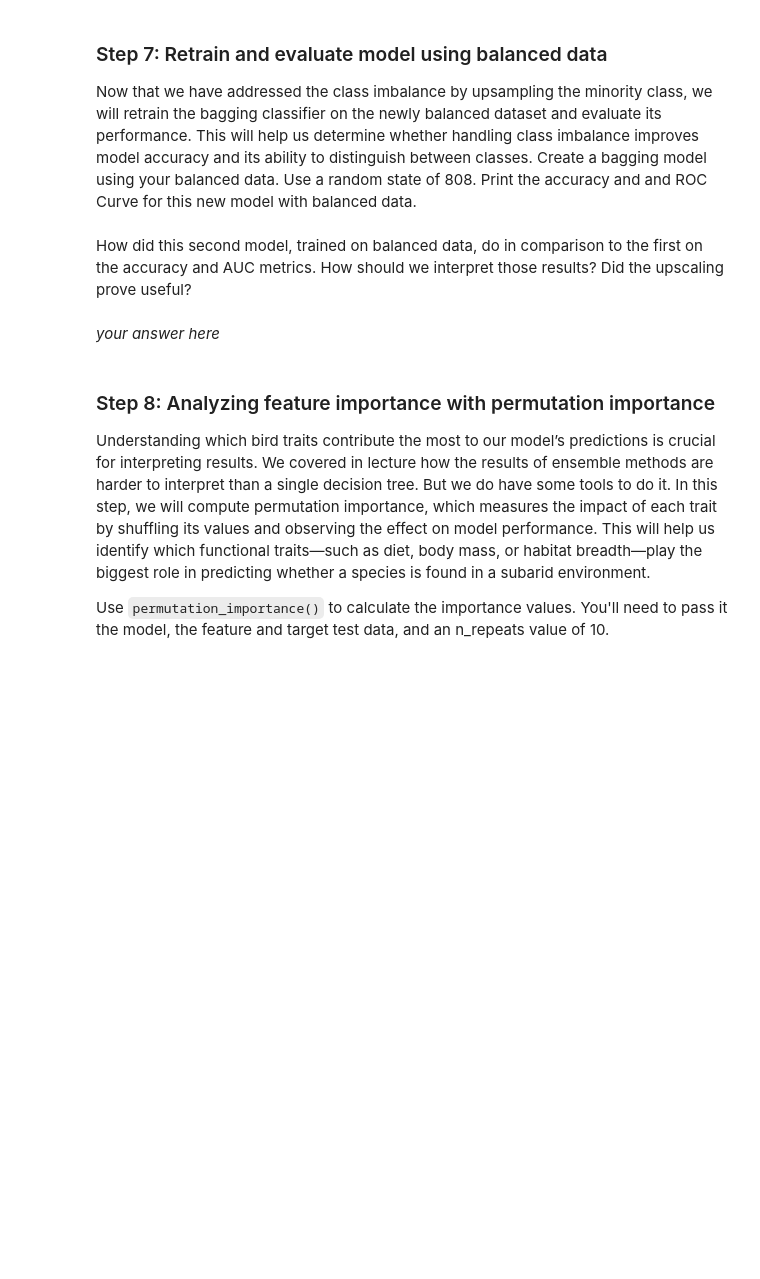
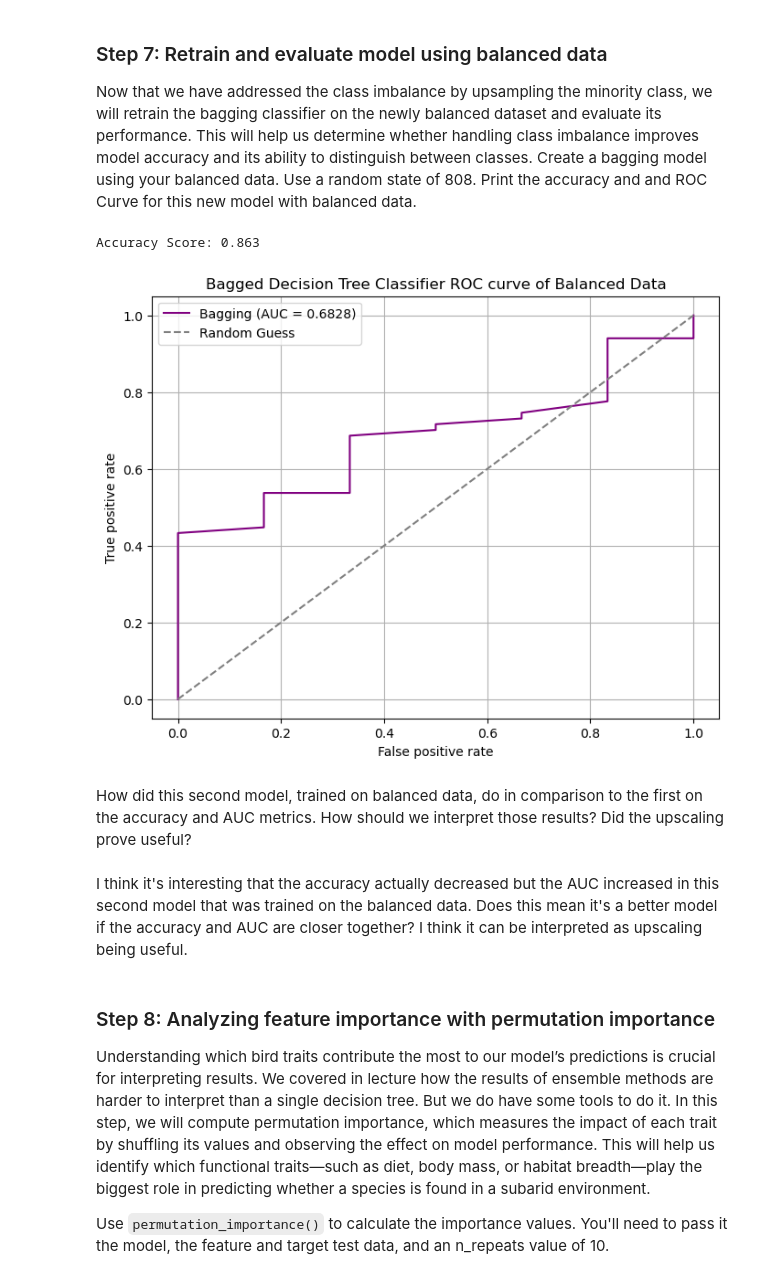
Before and after one commit to kimberleewong/EDS232-labs, a Jupyter notebook: Week5/lab5-birds.ipynb, the cells around one changed output. Saved outputs shown, nothing was run; the diff lists cells and outputs as text; code cells hidden in the pictures; blank space fills up the shorter version.

```diff
--- a/Week5/lab5-birds.ipynb
+++ b/Week5/lab5-birds.ipynb
@@ -146,10 +241,46 @@ Merge the original majority class with the newly upsampled minority class.
 ### Step 7: Retrain and evaluate model using balanced data
 
 Now that we have addressed the class imbalance by upsampling the minority class, we will retrain the bagging classifier on the newly balanced dataset and evaluate its performance. This will help us determine whether handling class imbalance improves model accuracy and its ability to distinguish between classes. Create a bagging model using your balanced data. Use a random state of 808. Print the accuracy and and ROC Curve for this new model with balanced data.
+# %%
+# Initialize bagging classifier
+bagging_balance = BaggingClassifier(n_estimators = 100,
+                                    bootstrap = True,
+                                    oob_score = True,
+                                    random_state = 808)
+
+# Train the model
+bagging_balance.fit(X_train_upsampled, y_train_upsampled)
+
+# Make predictions
+bagging_balance_preds = bagging_balance.predict(X_test)
+
+# Calculate accuracy
+accuracy_balance = accuracy_score(y_test, bagging_balance_preds)
+print(f"Accuracy Score: {accuracy_balance:.3f}")
+
+# Calculate ROC Curve
+fpr_balance, tpr_balance, _ = roc_curve(y_test, bagging_balance.predict_proba(X_test)[:,1])
+
+# Calculate AUC
+roc_auc_bagging_balance = auc(fpr_balance, tpr_balance)
+
+# Plot ROC curve
+plt.figure(figsize = (8,6))
+plt.plot(fpr_balance, tpr_balance, color = 'purple', label = f'Bagging (AUC = {roc_auc_bagging_balance:.4f})')
+plt.plot([0, 1], [0, 1], color="gray", linestyle="--", label="Random Guess")
+plt.xlabel('False positive rate')
+plt.ylabel('True positive rate')
+plt.title('Bagged Decision Tree Classifier ROC curve of Balanced Data')
+plt.legend()
+plt.grid(True)
+plt.show()
+# %% [output]
+Accuracy Score: 0.863
+[figure, added]
 # %% [markdown]
 How did this second model, trained on balanced data, do in comparison to the first on the accuracy and AUC metrics.  How should we interpret those results?  Did the upscaling prove useful?
-# %% [markdown]
-*your answer here*
+# %% [markdown]
+I think it's interesting that the accuracy actually decreased but the AUC increased in this second model that was trained on the balanced data. Does this mean it's a better model if the accuracy and AUC are closer together? I think it can be interpreted as upscaling being useful.
 # %% [markdown]
 ### Step 8: Analyzing feature importance with permutation importance
 
```
Also changed, not shown: parts of 17 cells of this notebook.
